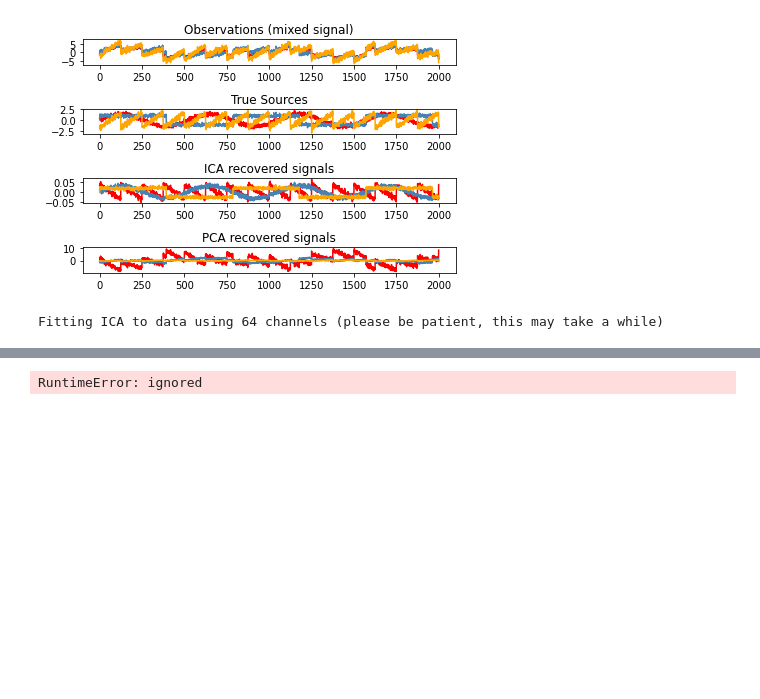
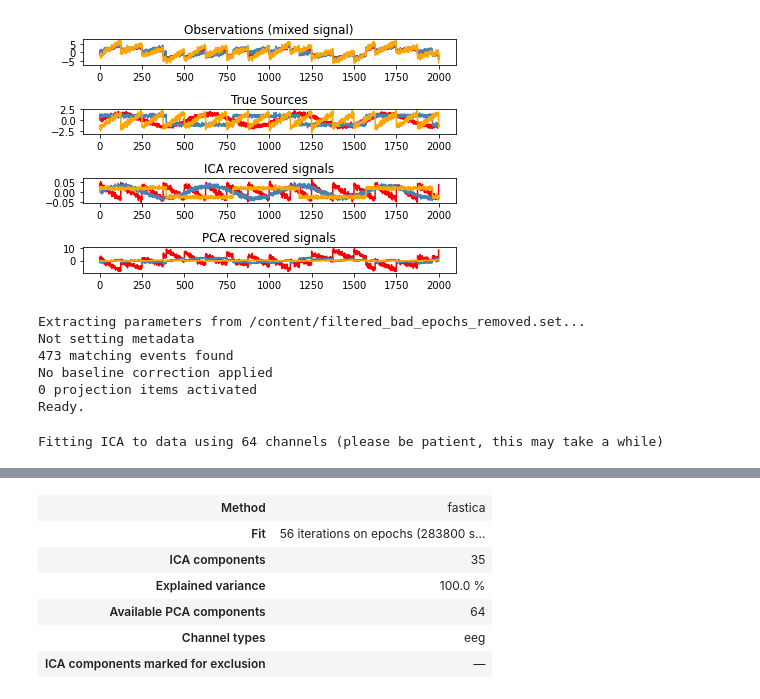
Before and after one commit to alonba/eeg-bss, a Jupyter notebook: FastICA.ipynb, the cells around one changed output, grey strips where cells are left out. Drawn from its saved outputs; the diff is of its cells as text; code cells hidden in the pictures; blank space fills up the shorter version.

```diff
--- a/FastICA.ipynb
+++ b/FastICA.ipynb
@@ -72,9 +90,17 @@ from scipy import signal
 
 from sklearn.decomposition import FastICA
 # %%
-eeglab_raw = mne.io.read_raw_eeglab('/content/notch_180_BPF_RLS_CAR_filtered.set')
+eeglab_epochs = mne.io.read_epochs_eeglab('/content/filtered_bad_epochs_removed.set')
+# %% [output]
+Extracting parameters from /content/filtered_bad_epochs_removed.set...
+Not setting metadata
+473 matching events found
+No baseline correction applied
+0 projection items activated
+Ready.
 # %%
-ica = mne.preprocessing.ICA(n_components=20, random_state=97, max_iter=800)
-ica.fit(eeglab_raw)
+# ica = mne.preprocessing.ICA(n_components=20, random_state=97, max_iter=800)
+ica = mne.preprocessing.ICA(n_components=35)  # Defaults to FastICA
+ica.fit(eeglab_epochs)
 # %% [output]
 Fitting ICA to data using 64 channels (please be patient, this may take a while)
@@ -82,5 +109,7 @@ RuntimeError: ignored
+| Method | fastica |
+| Fit | 56 iterations on epochs (283800 s... |
+| ICA components | 35 |
+| Explained variance | 100.0 % |
+| Available PCA components | 64 |
+| Channel types | eeg |
+| ICA components marked for exclusion | — |
-# %%
-ica = FastICA(n_components=3)
-S_ = ica.fit_transform(eeglab_raw)  # Reconstruct signals
-# %% [output]
-RuntimeError: ignored
```
Also changed, not shown: parts of 5 cells of this notebook.
